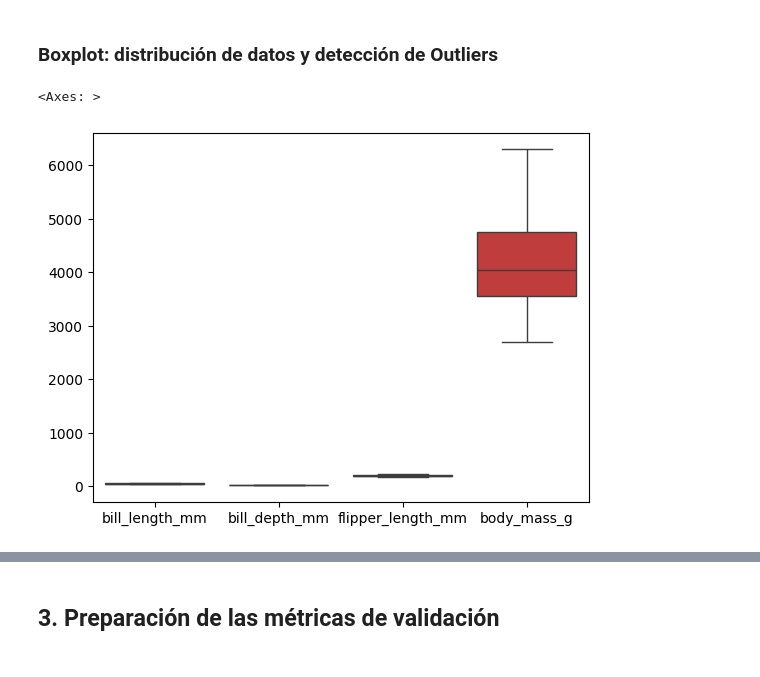
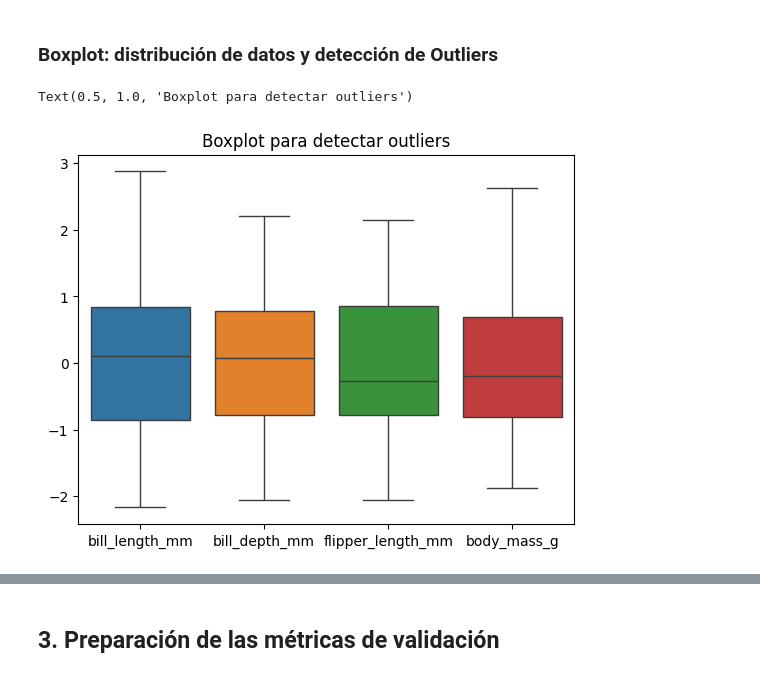
Before and after one commit to fjzamora93/Data-Analytics-with-python-2024, a Jupyter notebook: penguins_regression/template_penguins_regr.ipynb, the cells around one changed output, grey strips where cells are left out. Drawn from its saved outputs; the diff is of its cells as text; code cells hidden in the pictures.

```diff
--- a/penguins_regression/template_penguins_regr.ipynb
+++ b/penguins_regression/template_penguins_regr.ipynb
@@ -210,11 +178,17 @@ sns.pairplot(df, hue='species')
 # %% [markdown]
 ### Boxplot: distribución de datos y detección de Outliers
 # %%
+standar_scaler = StandardScaler()
+df_scaled = standar_scaler.fit_transform(df[numerical_features])
+df_scaled = pd.DataFrame(df_scaled, columns=numerical_features)
+
 #boxplot de una columna con categoría
 #sns.boxplot(data=df, x='species', y='sepal_length')
 
 #Boxplot de todas las columnas
-sns.boxplot(data=df)
+
+sns.boxplot(data=df_scaled)
+plt.title('Boxplot para detectar outliers')
 # %% [output]
-<Axes: >
+Text(0.5, 1.0, 'Boxplot para detectar outliers')
-[figure, old version]
+[figure, new version]
```
Also changed, not shown: parts of 24 cells of this notebook, 3 other files.
